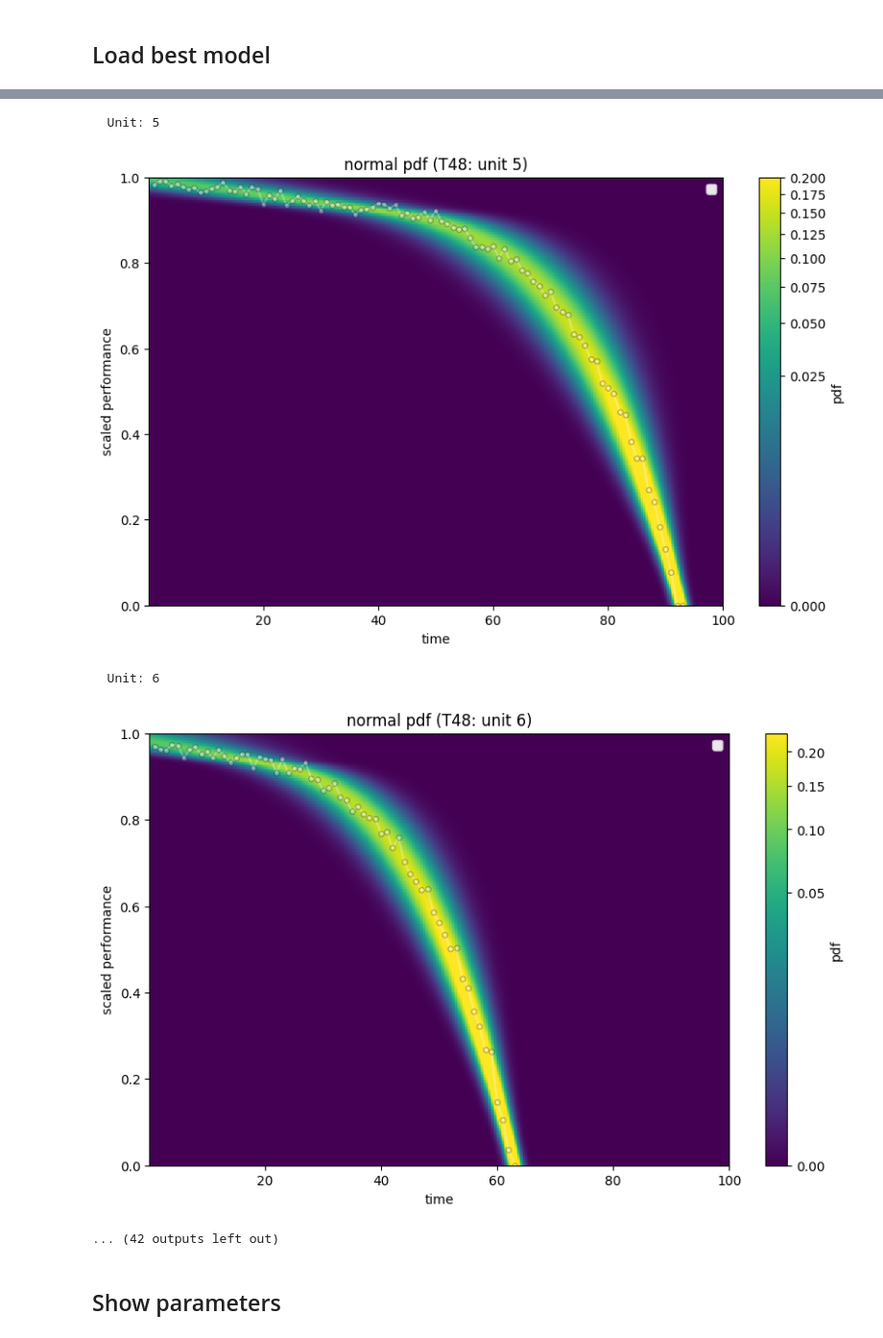
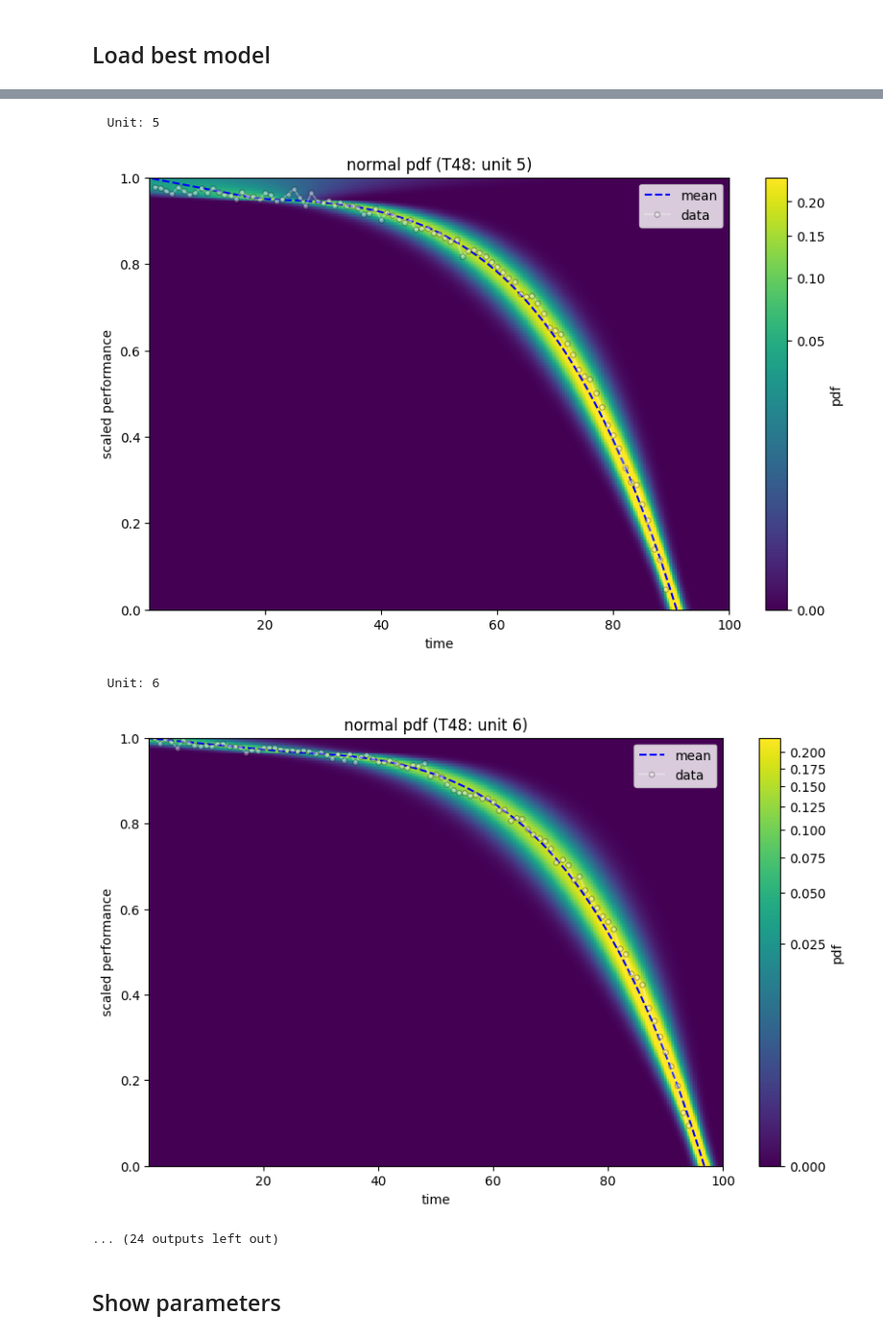
Before and after one commit to 4belito/deep-performance-rul, a Jupyter notebook: 4p-init_states_normal_plots.ipynb, the cells around one changed output, grey strips where cells are left out. Shown at 96% size. Drawn from its saved outputs; the diff is of its cells as text; code cells hidden in the pictures.

```diff
--- a/4p-init_states_normal_plots.ipynb
+++ b/4p-init_states_normal_plots.ipynb
@@ -10,7 +12,7 @@ import matplotlib.pyplot as plt
 
 from src.models.normal import NormalDegradationModel as NModel
 # %%
-data_name = "DS03"
+data_name = "DS01"
 
 device = "cpu"
 experiment_dir = Path('experiments')/data_name
@@ -65,6 +67,7 @@ for name, units_perform in performs.items():
 			s=s,
 			func="pdf",
 			title=f"normal pdf ({name}: unit {unit})",
+			plot_mean=True,
 		)
 
 
@@ -73,6 +76,7 @@ for name, units_perform in performs.items():
 		ax.plot(t_np,s_np,'o-',
 				color='white',alpha=0.3,markersize=4,markeredgecolor='black',markeredgewidth=0.8,
 				label='data')
+		ax.legend()
 		plt.show()
 # %% [output]
 Plotting for perform: T48
@@ -87,8 +91,8 @@ Plotting for perform: T48
   Unit: 5
-[figure, old version]
+[figure, new version]
   Unit: 6
-[figure, old version]
+[figure, new version]
-... (42 outputs left out)
+... (24 outputs left out)
 # %% [markdown]
 ## Show parameters
 # %%
```
Also changed, not shown: parts of 5 cells of this notebook, 17 other files.
